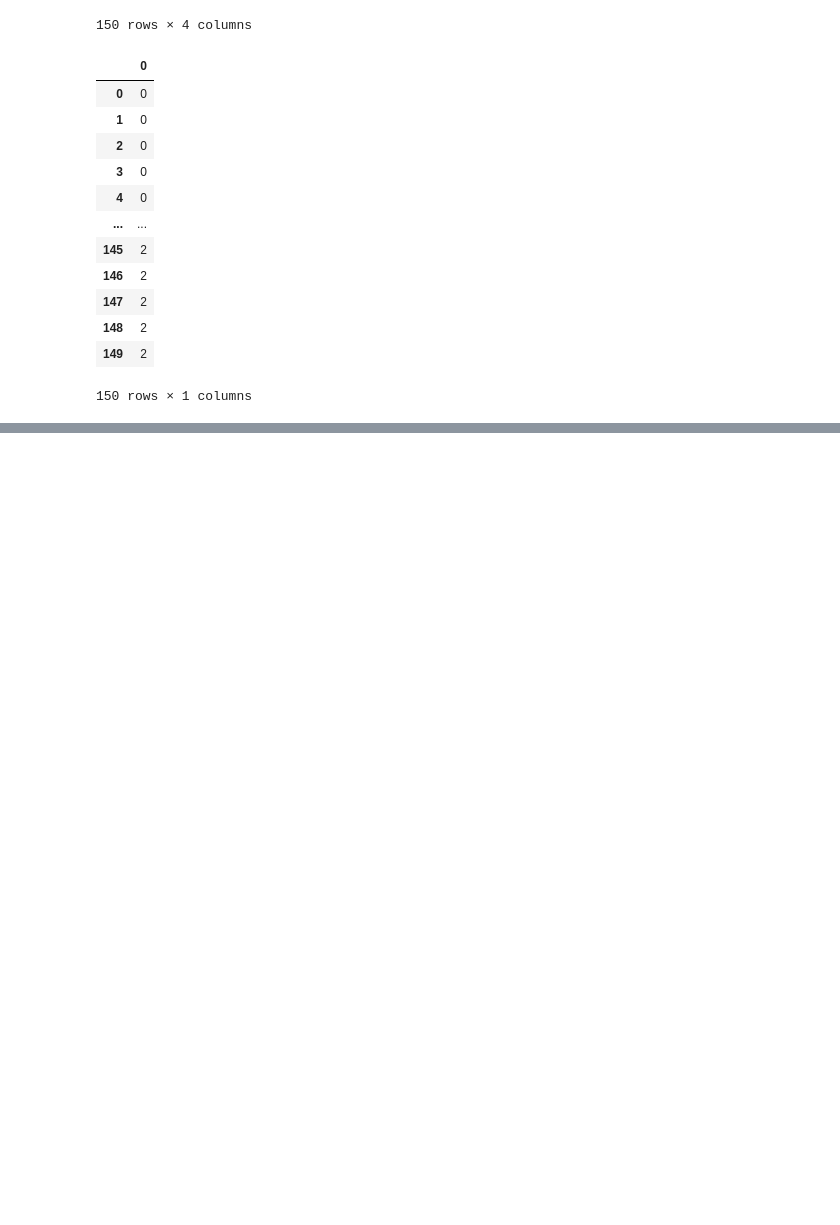
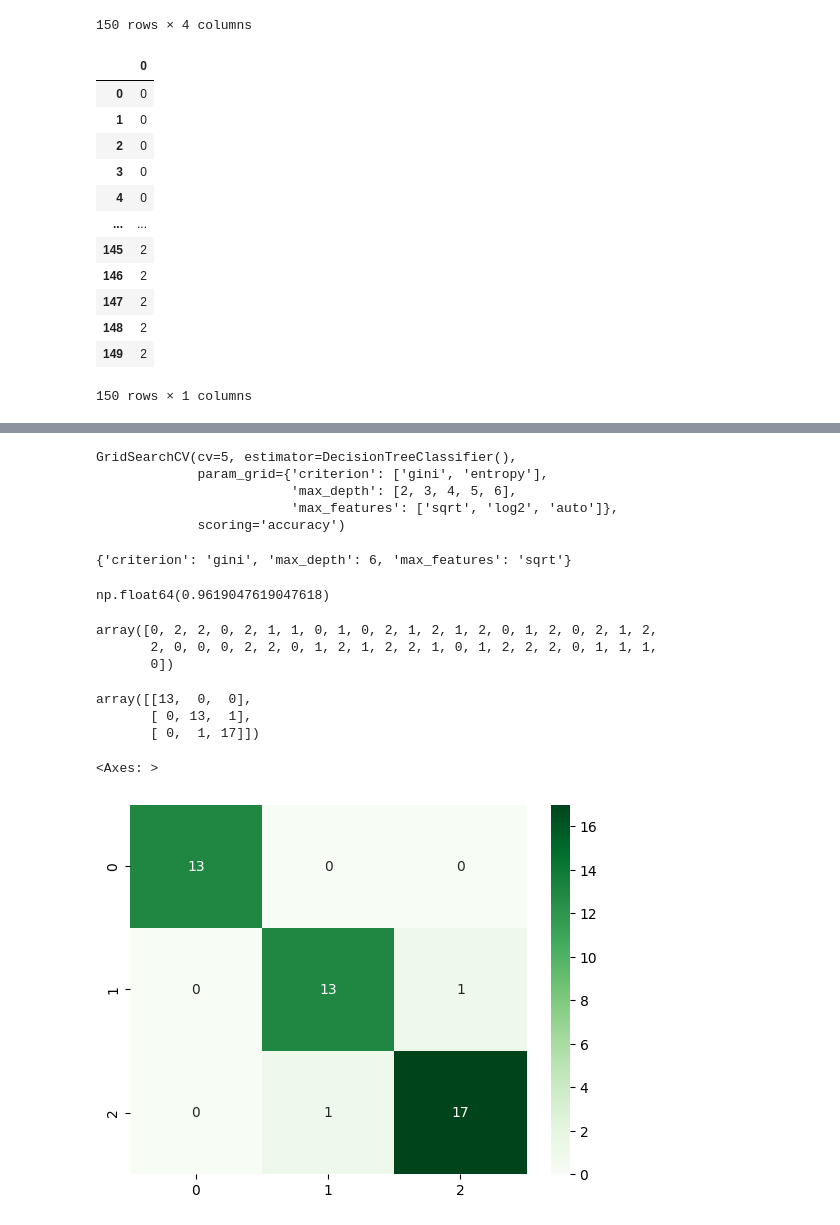
Before and after one commit to Roonit08/Machine-Learning, a Jupyter notebook: ML Learning Session/Iris_using_Decision_tree.ipynb, the cells around one changed output, grey strips where cells are left out. Saved outputs shown, nothing was run; the diff lists cells and outputs as text; code cells hidden in the pictures; blank space fills up the shorter version.

```diff
--- a/ML Learning Session/Iris_using_Decision_tree.ipynb
+++ b/ML Learning Session/Iris_using_Decision_tree.ipynb
@@ -112,0 +162,40 @@ from sklearn.model_selection imp
+# %%
+grid=GridSearchCV(treemodel,param_grid=params,cv=5,scoring='accuracy')
+# %%
+
+import warnings
+warnings.filterwarnings('ignore')
+grid.fit(x_train,y_train)
+# %% [output]
+GridSearchCV(cv=5, estimator=DecisionTreeClassifier(),
+             param_grid={'criterion': ['gini', 'entropy'],
+                         'max_depth': [2, 3, 4, 5, 6],
+                         'max_features': ['sqrt', 'log2', 'auto']},
+             scoring='accuracy')
+# %%
+grid.best_params_
+# %% [output]
+{'criterion': 'gini', 'max_depth': 6, 'max_features': 'sqrt'}
+# %%
+grid.best_score_
+# %% [output]
+np.float64(0.9619047619047618)
+# %%
+y_prediction=grid.predict(x_test)
+y_prediction
+# %% [output]
+array([0, 2, 2, 0, 2, 1, 1, 0, 1, 0, 2, 1, 2, 1, 2, 0, 1, 2, 0, 2, 1, 2,
+       2, 0, 0, 0, 2, 2, 0, 1, 2, 1, 2, 2, 1, 0, 1, 2, 2, 2, 0, 1, 1, 1,
+       0])
+# %%
+cm = confusion_matrix(y_test,y_prediction)
+cm
+# %% [output]
+array([[13,  0,  0],
+       [ 0, 13,  1],
+       [ 0,  1, 17]])
+# %%
+sns.heatmap(cm, annot=True, fmt="d", cmap="Greens")
+# %% [output]
+<Axes: >
+[figure, added]
```
Also changed, not shown: parts of 9 cells of this notebook, 1 other file.
